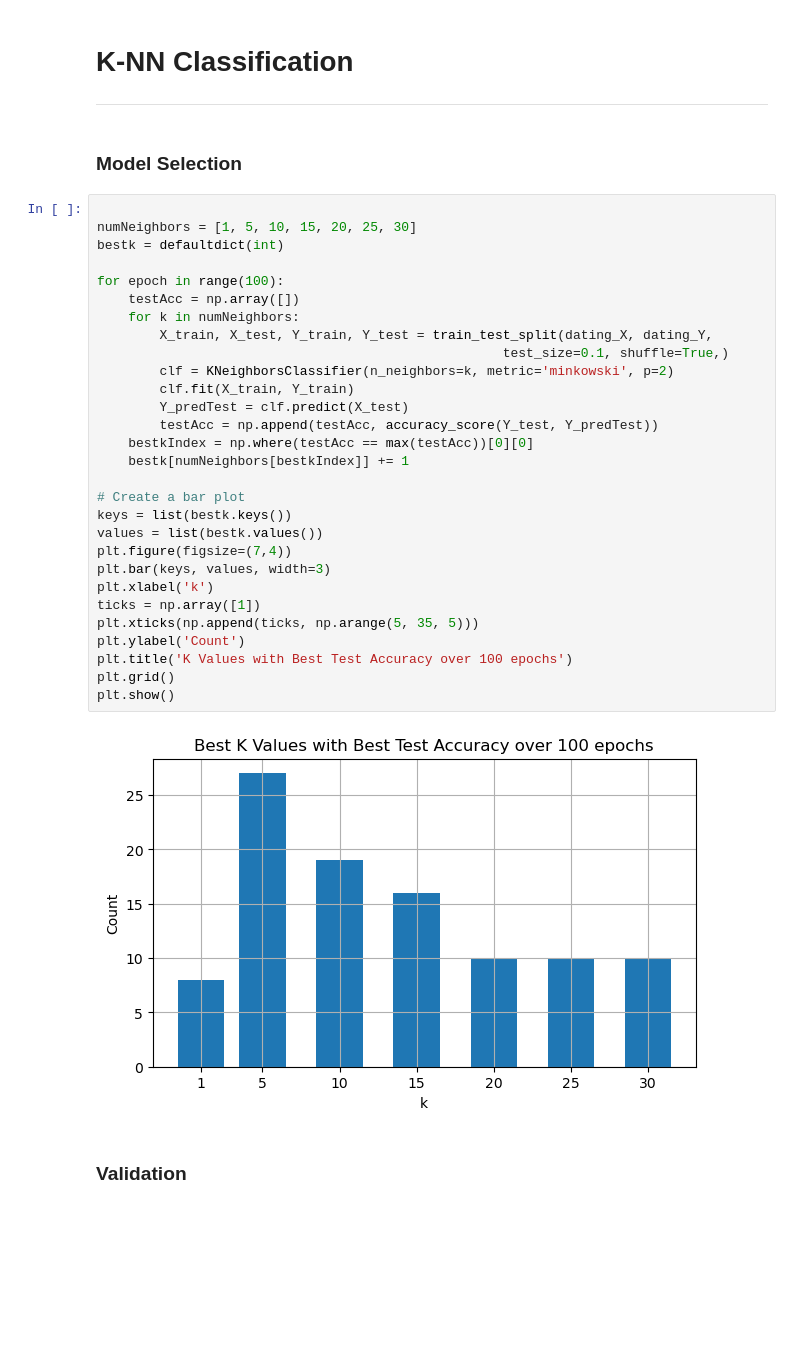
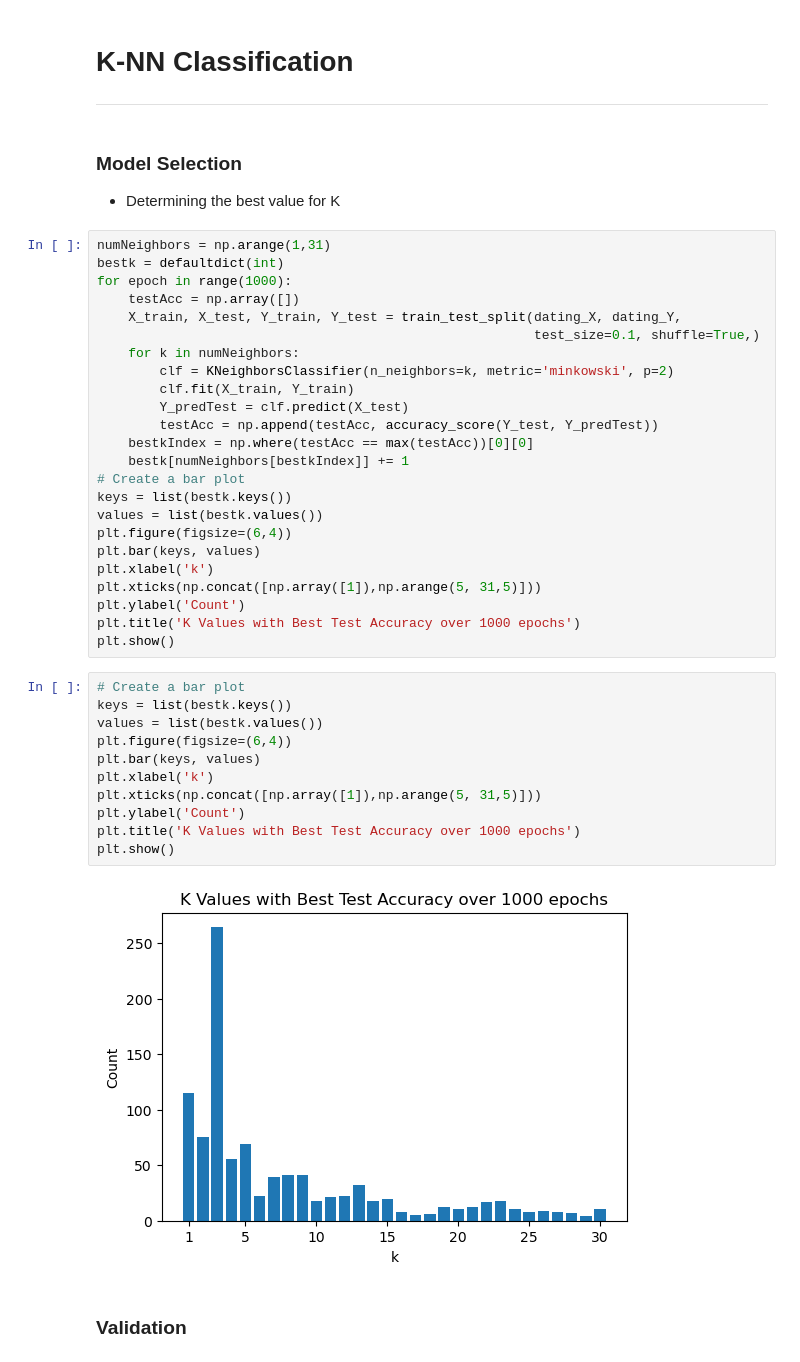
Before and after one commit to Syed-A-Naqvi/machine_learning, a Jupyter notebook: python_machine_learning/classification/improve_dating_site_matches/improve_dating_matches.ipynb, the cells around one changed output. Cells and saved outputs as stored; diff of their text form; blank space fills up the shorter version.

```diff
--- a/python_machine_learning/classification/improve_dating_site_matches/improve_dating_matches.ipynb
+++ b/python_machine_learning/classification/improve_dating_site_matches/improve_dating_matches.ipynb
@@ -144,37 +183,45 @@ dtype: float64
 ---
 # %% [markdown]
 ### Model Selection
+
+- Determining the best value for K
 # %%
-
-numNeighbors = [1, 5, 10, 15, 20, 25, 30]
+numNeighbors = np.arange(1,31)
 bestk = defaultdict(int)
-
-for epoch in range(100):
+for epoch in range(1000):
     testAcc = np.array([])
+    X_train, X_test, Y_train, Y_test = train_test_split(dating_X, dating_Y,
+                                                        test_size=0.1, shuffle=True,)
     for k in numNeighbors:
-        X_train, X_test, Y_train, Y_test = train_test_split(dating_X, dating_Y,
-                                                    test_size=0.1, shuffle=True,)
         clf = KNeighborsClassifier(n_neighbors=k, metric='minkowski', p=2)
         clf.fit(X_train, Y_train)
         Y_predTest = clf.predict(X_test)
         testAcc = np.append(testAcc, accuracy_score(Y_test, Y_predTest))
     bestkIndex = np.where(testAcc == max(testAcc))[0][0]
     bestk[numNeighbors[bestkIndex]] += 1
-
 # Create a bar plot
 keys = list(bestk.keys())
 values = list(bestk.values())
-plt.figure(figsize=(7,4))
-plt.bar(keys, values, width=3)
+plt.figure(figsize=(6,4))
+plt.bar(keys, values)
 plt.xlabel('k')
-ticks = np.array([1])
-plt.xticks(np.append(ticks, np.arange(5, 35, 5)))
+plt.xticks(np.concat([np.array([1]),np.arange(5, 31,5)]))
 plt.ylabel('Count')
-plt.title('K Values with Best Test Accuracy over 100 epochs')
-plt.grid()
+plt.title('K Values with Best Test Accuracy over 1000 epochs')
 plt.show()
-# %% [output]
-[figure, removed]
+# %%
+# Create a bar plot
+keys = list(bestk.keys())
+values = list(bestk.values())
+plt.figure(figsize=(6,4))
+plt.bar(keys, values)
+plt.xlabel('k')
+plt.xticks(np.concat([np.array([1]),np.arange(5, 31,5)]))
+plt.ylabel('Count')
+plt.title('K Values with Best Test Accuracy over 1000 epochs')
+plt.show()
+# %% [output]
+[figure, added]
 # %% [markdown]
 ### Validation
 # %%
```
Also changed, not shown: parts of 12 cells of this notebook, 14 other files.
